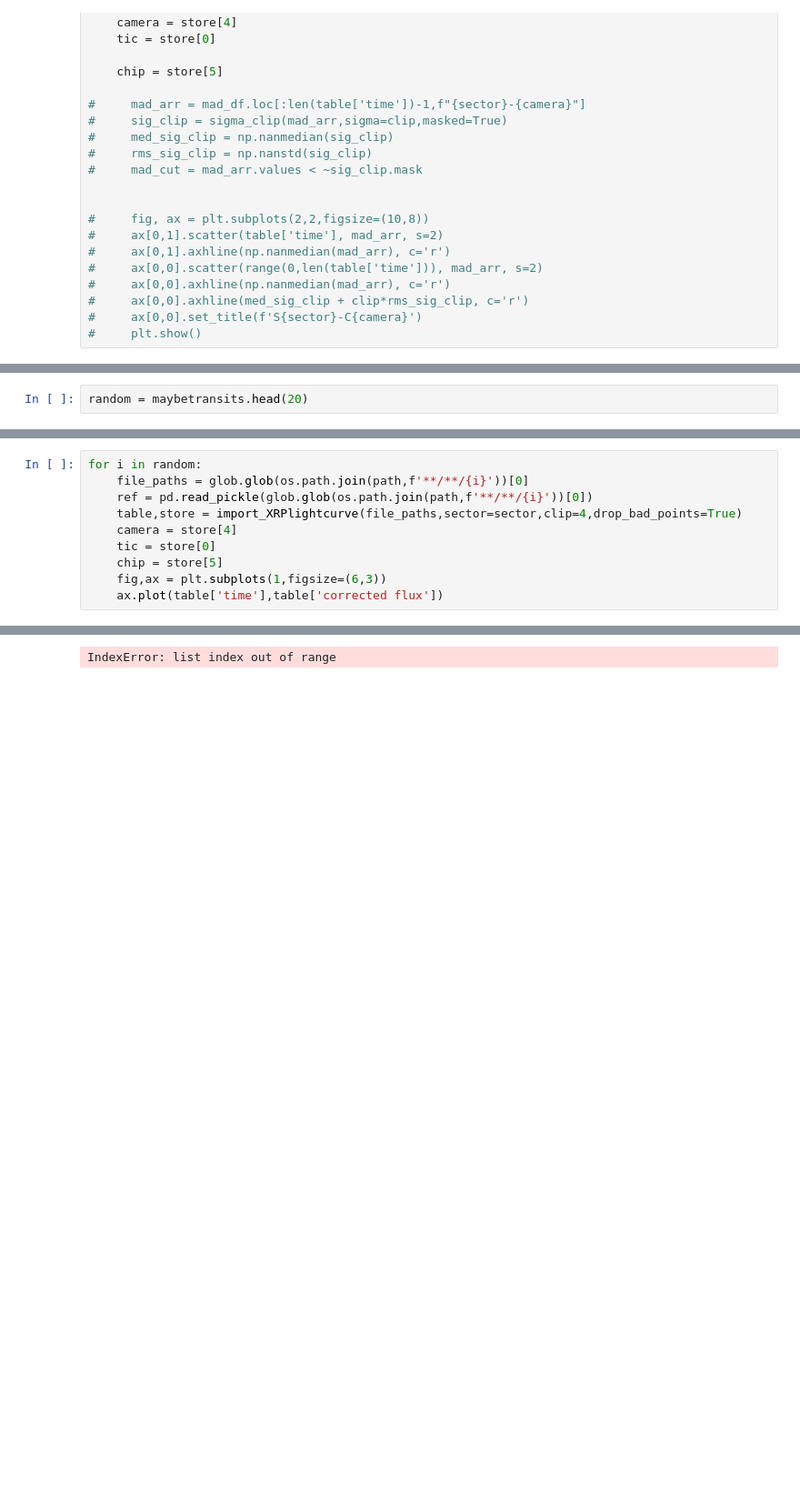
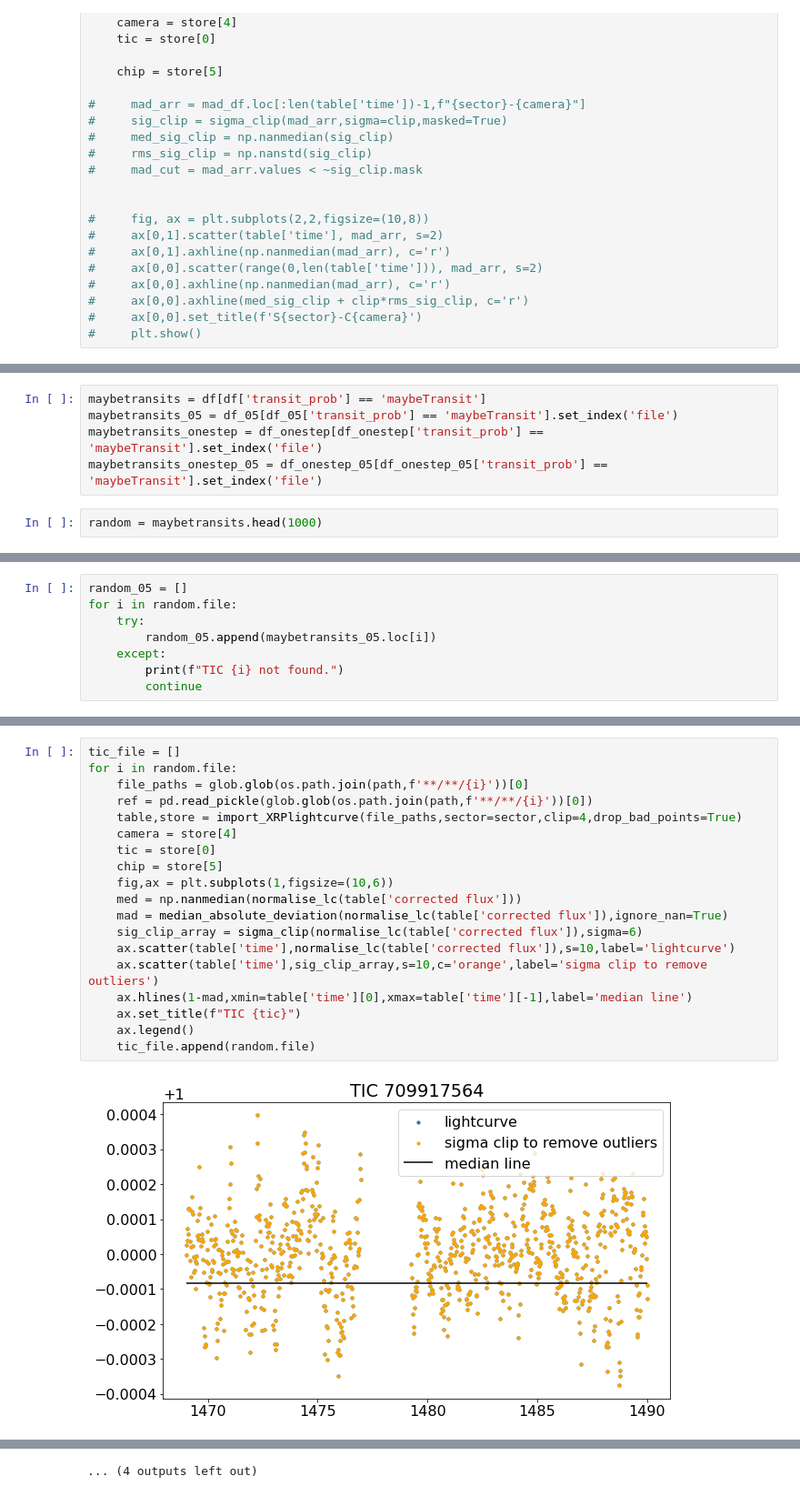
Before and after one commit to azibn/automated_exocomet_hunt, a Jupyter notebook: notebooks/output_analysis.ipynb, the cells around one changed output, grey strips where cells are left out. Shown at 91% size. Drawn from its saved outputs; the diff is of its cells as text; blank space fills up the shorter version.

```diff
--- a/notebooks/output_analysis.ipynb
+++ b/notebooks/output_analysis.ipynb
@@ -171,2 +180,7 @@ maybetransits = df[df['transit_prob'] == 'maybeTransit']
+# %%
+maybetransits = df[df['transit_prob'] == 'maybeTransit']
+maybetransits_05 = df_05[df_05['transit_prob'] == 'maybeTransit'].set_index('file')
+maybetransits_onestep = df_onestep[df_onestep['transit_prob'] == 'maybeTransit'].set_index('file')
+maybetransits_onestep_05 = df_onestep_05[df_onestep_05['transit_prob'] == 'maybeTransit'].set_index('file')
 # %%
-random = maybetransits.head(20)
+random = maybetransits.head(1000)
@@ -172,0 +240,8 @@ random = maybetransits.head(20)
+# %%
+random_05 = []
+for i in random.file:
+    try:
+        random_05.append(maybetransits_05.loc[i])
+    except:
+        print(f"TIC {i} not found.")
+        continue
@@ -173,11 +270,21 @@ random = maybetransits.head(20)
 # %%
-for i in random:
+tic_file = []
+for i in random.file:
     file_paths = glob.glob(os.path.join(path,f'**/**/{i}'))[0]
     ref = pd.read_pickle(glob.glob(os.path.join(path,f'**/**/{i}'))[0])
     table,store = import_XRPlightcurve(file_paths,sector=sector,clip=4,drop_bad_points=True)
     camera = store[4]
     tic = store[0]
     chip = store[5]
-    fig,ax = plt.subplots(1,figsize=(6,3))
-    ax.plot(table['time'],table['corrected flux'])
+    fig,ax = plt.subplots(1,figsize=(10,6))
+    med = np.nanmedian(normalise_lc(table['corrected flux']))
+    mad = median_absolute_deviation(normalise_lc(table['corrected flux']),ignore_nan=True)
+    sig_clip_array = sigma_clip(normalise_lc(table['corrected flux']),sigma=6)
+    ax.scatter(table['time'],normalise_lc(table['corrected flux']),s=10,label='lightcurve')
+    ax.scatter(table['time'],sig_clip_array,s=10,c='orange',label='sigma clip to remove outliers')
+    ax.hlines(1-mad,xmin=table['time'][0],xmax=table['time'][-1],label='median line')
+    ax.set_title(f"TIC {tic}")
+    ax.legend()
+    tic_file.append(random.file)
 # %% [output]
+[figure, added]
@@ -184 +302 @@ for i in random:
-IndexError: list index out of range
+... (4 outputs left out)
```
Also changed, not shown: parts of 30 cells of this notebook, 10 other files.
